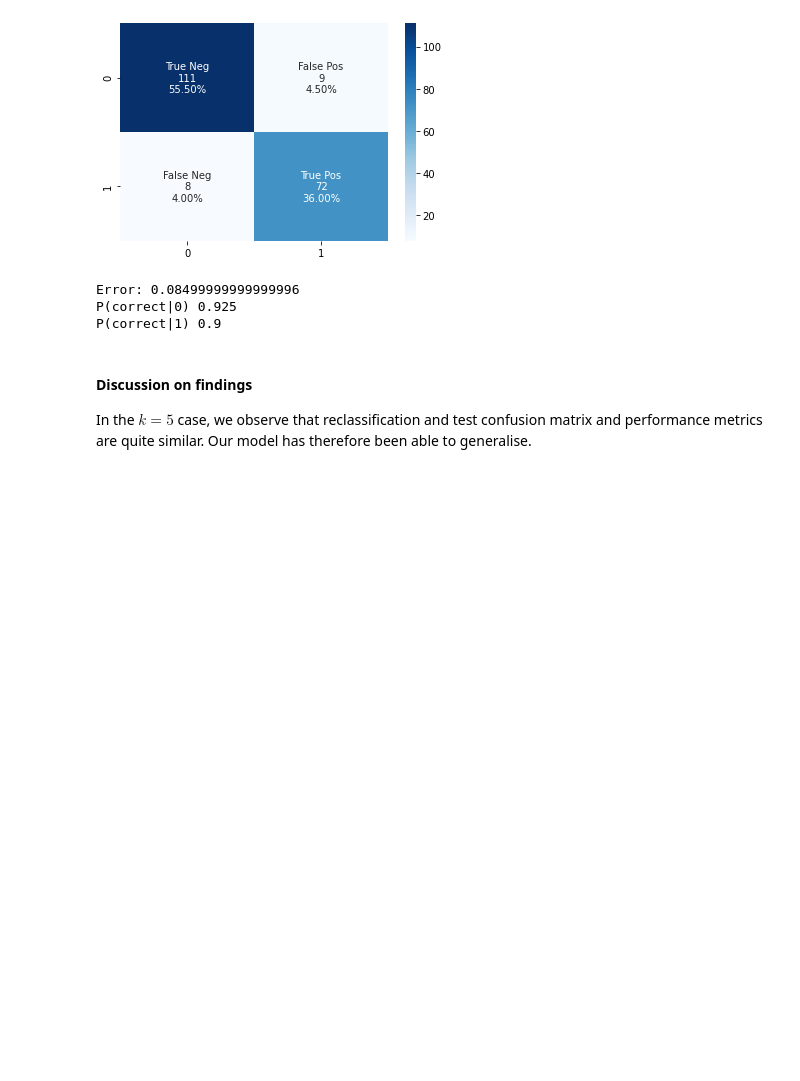
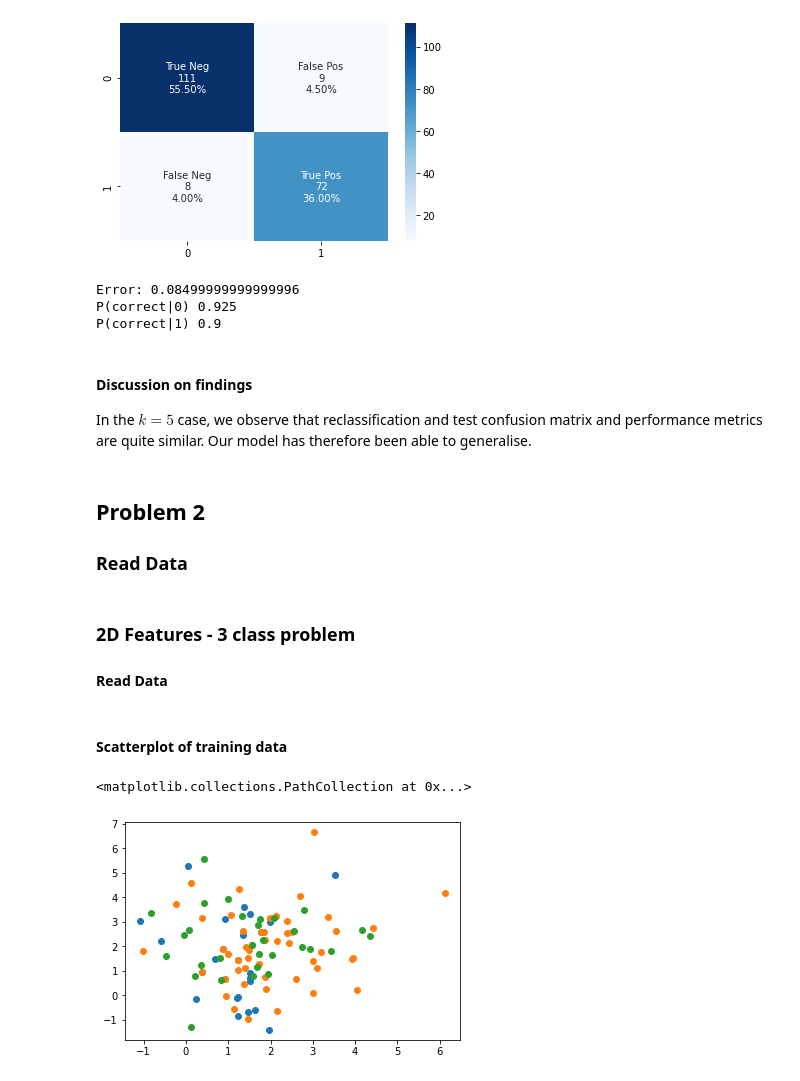
Before and after one commit to bcwein/ELE520-Code, a Jupyter notebook: Code/Week4/lab4.ipynb, the cells around one changed output. Cells and saved outputs as stored; diff of their text form; code cells hidden in the pictures; blank space fills up the shorter version.

```diff
--- a/Code/Week4/lab4.ipynb
+++ b/Code/Week4/lab4.ipynb
@@ -281,3 +275,7 @@ P(correct|1) 0.9
 #### Discussion on findings
 
 In the $k=5$ case, we observe that reclassification and test confusion matrix and performance metrics are quite similar. Our model has therefore been able to generalise.
+# %% [markdown]
+## Problem 2
+
+### Read Data
@@ -283,0 +288,16 @@ In the $k=5$ case, we observe that reclassification and test confusion matrix an
+# %% [markdown]
+### 2D Features - 3 class problem
+
+#### Read Data
+# %%
+Train_omega1, Train_omega2, Train_omega3 = Y_2D3cl[0], Y_2D3cl[1], Y_2D3cl[2]
+Test_omega1, Test_omega2, Test_omega3 = X_2D3cl[0], X_2D3cl[1], X_2D3cl[2]
+# %% [markdown]
+#### Scatterplot of training data
+# %%
+plt.scatter(Train_omega1[0], Train_omega1[1])
+plt.scatter(Train_omega2[0], Train_omega2[1])
+plt.scatter(Train_omega3[0], Train_omega3[1])
+# %% [output]
+<matplotlib.collections.PathCollection at 0x...>
+[figure, added]
```
Also changed, not shown: parts of 52 cells of this notebook.
